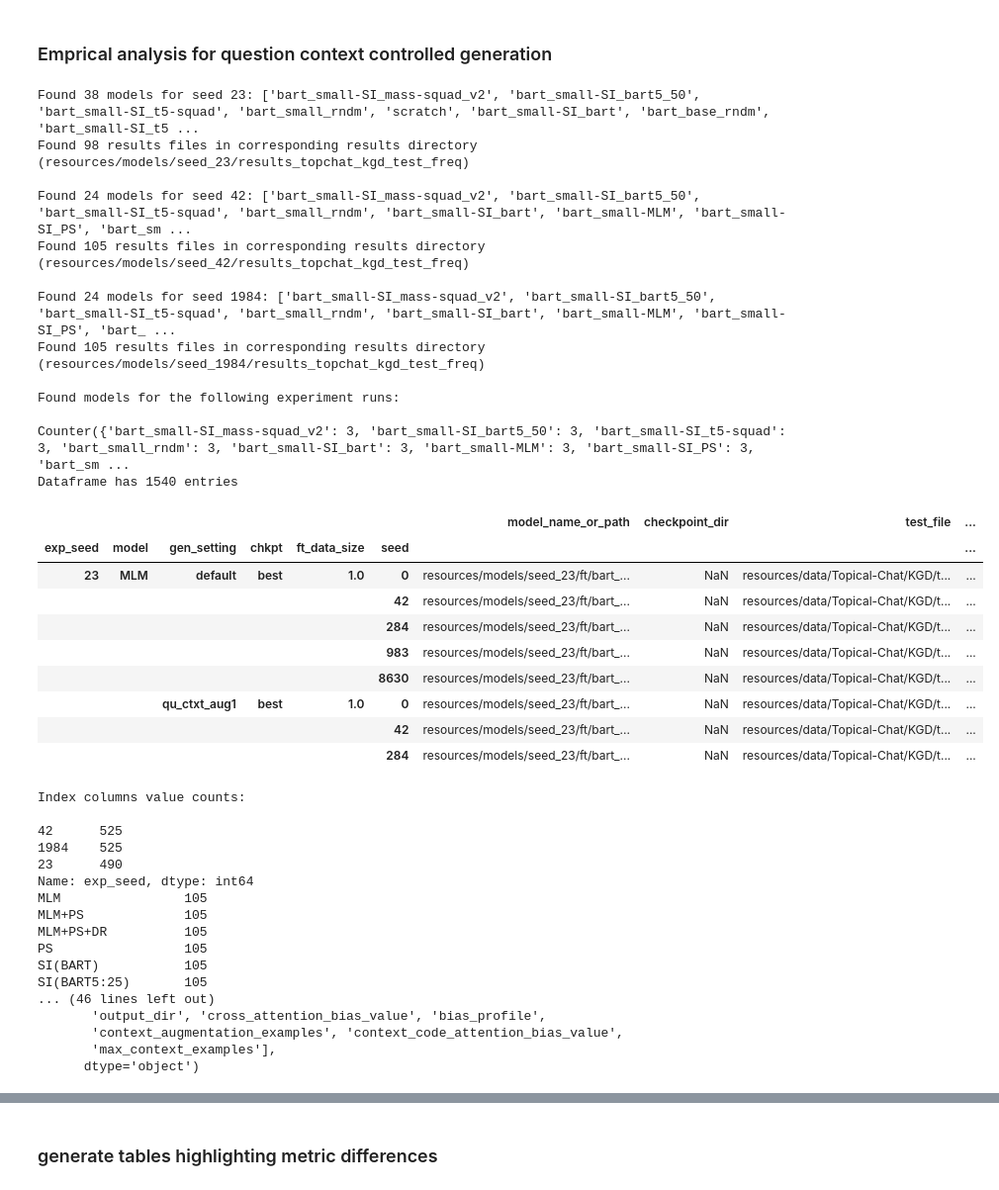
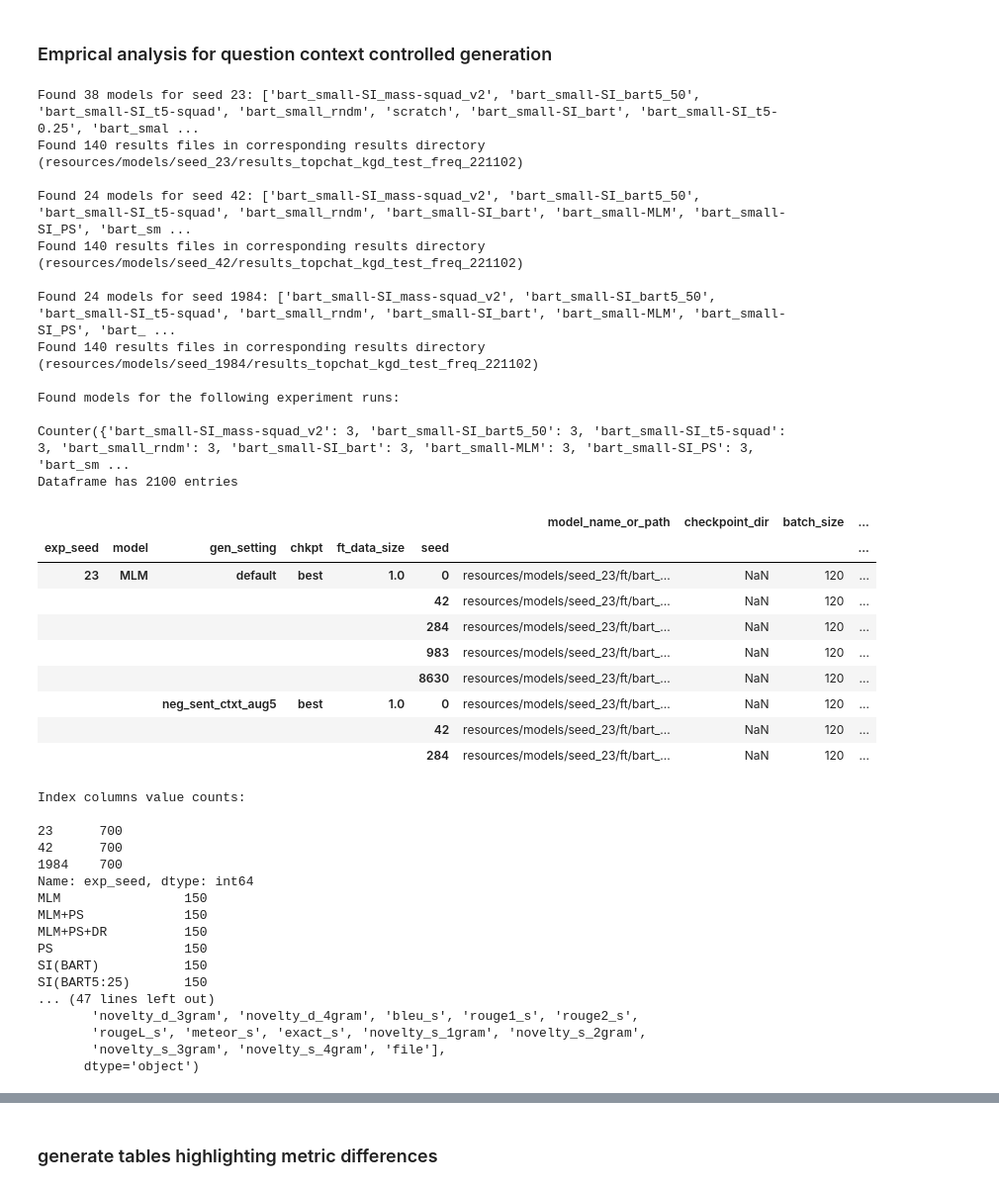
Before and after one commit to ZurichNLP/understanding-ctx-aug, a Jupyter notebook: summarize_results.ipynb, the cells around one changed output, grey strips where cells are left out. Shown at 99% size. Drawn from its saved outputs; the diff is of its cells as text; code cells hidden in the pictures.

```diff
--- a/summarize_results.ipynb
+++ b/summarize_results.ipynb
@@ -199,49 +208,49 @@ def load_results_dataframe(result_file_list: List, verbose: bool = False) -> pd.
         df = df.rename(columns={'self_bleu_t': 'self_bleu'}) # temp fix
         # if not any(df['seed'].isnull()):
         #     print(f"check seed in {file}. Found value of {df['seed']}")
         # df['gen_seed'] = df['seed'].astype('int32')
         dfs.append(df)
 
     df = pd.concat(dfs, axis=0).reset_index(drop=True)
     # standardise concatenated dataframe
     df.set_index(INDEX_LEVELS, inplace=True)
     df = df.sort_values(by=INDEX_LEVELS, ascending=True)
 
     if verbose:
         print(f'\nResults table contains:')
         for col_name in df.columns.to_list():
               print(f'\t{col_name}')
         print(f'Dataframe index:')
         print(f'\t{df.index}')
         print(f'Dataframe has {len(df)} entries')
     return df
 
-df = get_all_results([23, 42, 1984], results_dir='results_topchat_kgd_test_freq', build_dataframe=True)
+df = get_all_results([23, 42, 1984], results_dir='results_topchat_kgd_test_freq_221102', build_dataframe=True)
 df.head(8)
 # %% [output]
-Found 38 models for seed 23: ['bart_small-SI_mass-squad_v2', 'bart_small-SI_bart5_50', 'bart_small-SI_t5-squad', 'bart_small_rndm', 'scratch', 'bart_small-SI_bart', 'bart_base_rndm', 'bart_small-SI_t5 ...
-Found 98 results files in corresponding results directory (resources/models/seed_23/results_topchat_kgd_test_freq)
+Found 38 models for seed 23: ['bart_small-SI_mass-squad_v2', 'bart_small-SI_bart5_50', 'bart_small-SI_t5-squad', 'bart_small_rndm', 'scratch', 'bart_small-SI_bart', 'bart_small-SI_t5-0.25', 'bart_smal ...
+Found 140 results files in corresponding results directory (resources/models/seed_23/results_topchat_kgd_test_freq_221102)
 
 Found 24 models for seed 42: ['bart_small-SI_mass-squad_v2', 'bart_small-SI_bart5_50', 'bart_small-SI_t5-squad', 'bart_small_rndm', 'bart_small-SI_bart', 'bart_small-MLM', 'bart_small-SI_PS', 'bart_sm ...
-Found 105 results files in corresponding results directory (resources/models/seed_42/results_topchat_kgd_test_freq)
+Found 140 results files in corresponding results directory (resources/models/seed_42/results_topchat_kgd_test_freq_221102)
 
 Found 24 models for seed 1984: ['bart_small-SI_mass-squad_v2', 'bart_small-SI_bart5_50', 'bart_small-SI_t5-squad', 'bart_small_rndm', 'bart_small-SI_bart', 'bart_small-MLM', 'bart_small-SI_PS', 'bart_ ...
-Found 105 results files in corresponding results directory (resources/models/seed_1984/results_topchat_kgd_test_freq)
+Found 140 results files in corresponding results directory (resources/models/seed_1984/results_topchat_kgd_test_freq_221102)
 
 Found models for the following experiment runs:
 
 Counter({'bart_small-SI_mass-squad_v2': 3, 'bart_small-SI_bart5_50': 3, 'bart_small-SI_t5-squad': 3, 'bart_small_rndm': 3, 'bart_small-SI_bart': 3, 'bart_small-MLM': 3, 'bart_small-SI_PS': 3, 'bart_sm ...
-Dataframe has 1540 entries
+Dataframe has 2100 entries
-|  |  |  |  |  |  | model_name_or_path | checkpoint_dir | test_file | ... |
+|  |  |  |  |  |  | model_name_or_path | checkpoint_dir | batch_size | ... |
 | exp_seed | model | gen_setting | chkpt | ft_data_size | seed |  |  |  | ... |
-| 23 | MLM | default | best | 1.0 | 0 | resources/models/seed_23/ft/bart_... | NaN | resources/data/Topical-Chat/KGD/t... | ... |
-|  |  |  |  |  | 42 | resources/models/seed_23/ft/bart_... | NaN | resources/data/Topical-Chat/KGD/t... | ... |
-|  |  |  |  |  | 284 | resources/models/seed_23/ft/bart_... | NaN | resources/data/Topical-Chat/KGD/t... | ... |
-|  |  |  |  |  | 983 | resources/models/seed_23/ft/bart_... | NaN | resources/data/Topical-Chat/KGD/t... | ... |
-|  |  |  |  |  | 8630 | resources/models/seed_23/ft/bart_... | NaN | resources/data/Topical-Chat/KGD/t... | ... |
-|  |  | qu_ctxt_aug1 | best | 1.0 | 0 | resources/models/seed_23/ft/bart_... | NaN | resources/data/Topical-Chat/KGD/t... | ... |
-|  |  |  |  |  | 42 | resources/models/seed_23/ft/bart_... | NaN | resources/data/Topical-Chat/KGD/t... | ... |
-|  |  |  |  |  | 284 | resources/models/seed_23/ft/bart_... | NaN | resources/data/Topical-Chat/KGD/t... | ... |
+| 23 | MLM | default | best | 1.0 | 0 | resources/models/seed_23/ft/bart_... | NaN | 120 | ... |
+|  |  |  |  |  | 42 | resources/models/seed_23/ft/bart_... | NaN | 120 | ... |
+|  |  |  |  |  | 284 | resources/models/seed_23/ft/bart_... | NaN | 120 | ... |
+|  |  |  |  |  | 983 | resources/models/seed_23/ft/bart_... | NaN | 120 | ... |
+|  |  |  |  |  | 8630 | resources/models/seed_23/ft/bart_... | NaN | 120 | ... |
+|  |  | neg_sent_ctxt_aug5 | best | 1.0 | 0 | resources/models/seed_23/ft/bart_... | NaN | 120 | ... |
+|  |  |  |  |  | 42 | resources/models/seed_23/ft/bart_... | NaN | 120 | ... |
+|  |  |  |  |  | 284 | resources/models/seed_23/ft/bart_... | NaN | 120 | ... |
 # %%
 def get_detailed_info_on_complex_dataframe(df):
 
@@ -264,19 +273,19 @@ get_detailed_info_on_complex_dataframe(df)
 # %% [output]
 Index columns value counts:
 
-42      525
-1984    525
-23      490
+23      700
+42      700
+1984    700
 Name: exp_seed, dtype: int64
-MLM                105
-MLM+PS             105
-MLM+PS+DR          105
-PS                 105
-SI(BART)           105
-SI(BART5:25)       105
-... (46 lines left out)
-       'output_dir', 'cross_attention_bias_value', 'bias_profile',
-       'context_augmentation_examples', 'context_code_attention_bias_value',
-       'max_context_examples'],
+MLM                150
+MLM+PS             150
+MLM+PS+DR          150
+PS                 150
+SI(BART)           150
+SI(BART5:25)       150
+... (47 lines left out)
+       'novelty_d_3gram', 'novelty_d_4gram', 'bleu_s', 'rouge1_s', 'rouge2_s',
+       'rougeL_s', 'meteor_s', 'exact_s', 'novelty_s_1gram', 'novelty_s_2gram',
+       'novelty_s_3gram', 'novelty_s_4gram', 'file'],
       dtype='object')
 # %%
```
Also changed, not shown: parts of 22 cells of this notebook, 2 other files.
